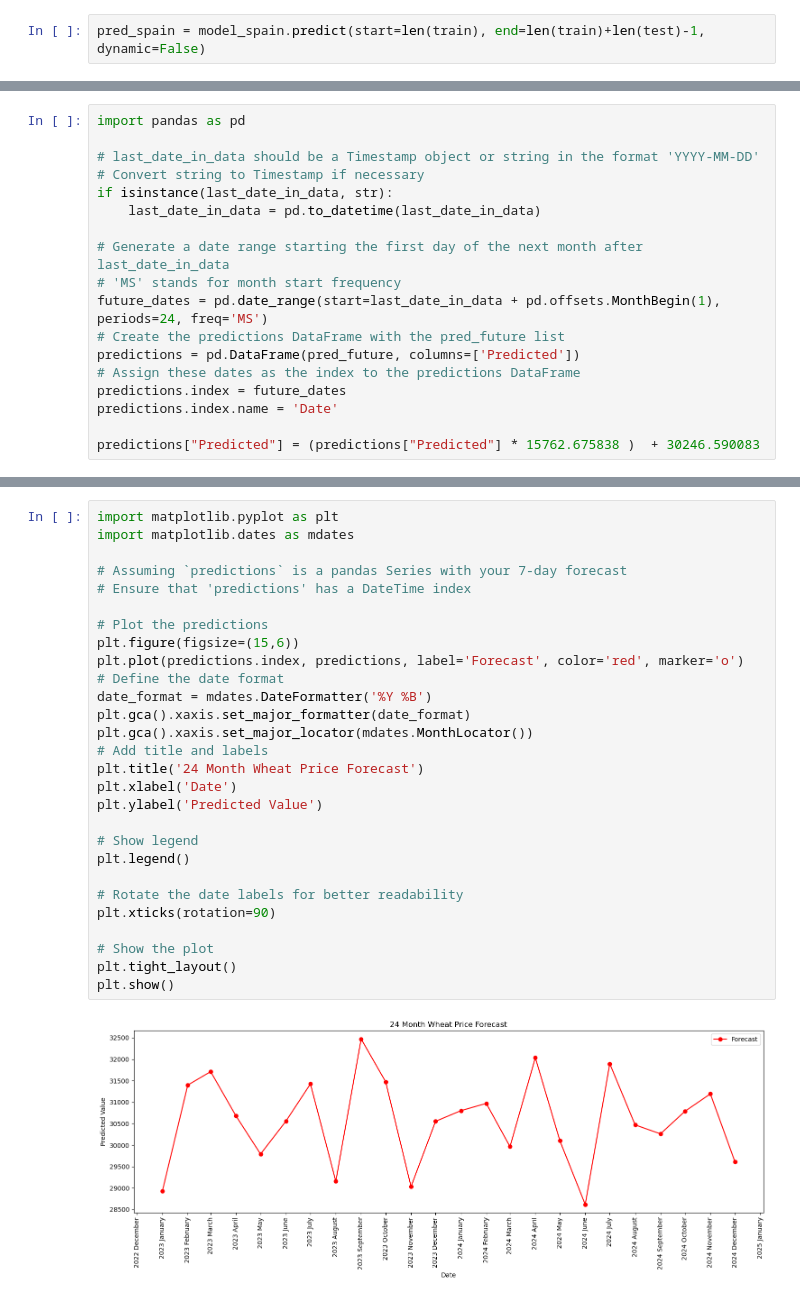
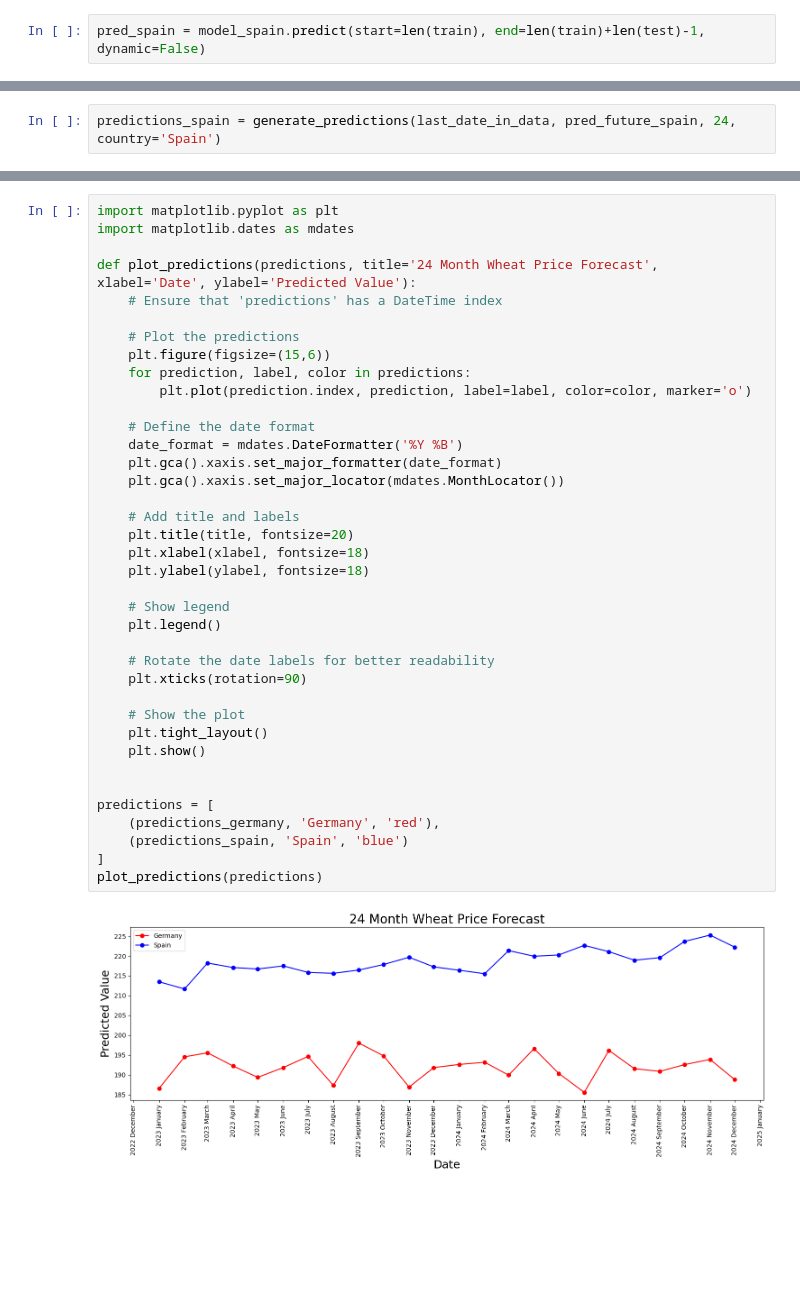
Before and after one commit to devbilalkhan/fao-project, a Jupyter notebook: fao_stat.ipynb, the cells around one changed output, grey strips where cells are left out. Saved outputs shown, nothing was run; the diff lists cells and outputs as text; blank space fills up the shorter version.

```diff
--- a/fao_stat.ipynb
+++ b/fao_stat.ipynb
@@ -321,18 +379,0 @@ last_date_in_data = wheat.index.max()
-# %%
-import pandas as pd
-
-# last_date_in_data should be a Timestamp object or string in the format 'YYYY-MM-DD'
-# Convert string to Timestamp if necessary
-if isinstance(last_date_in_data, str):
-    last_date_in_data = pd.to_datetime(last_date_in_data)
-
-# Generate a date range starting the first day of the next month after last_date_in_data
-# 'MS' stands for month start frequency
-future_dates = pd.date_range(start=last_date_in_data + pd.offsets.MonthBegin(1), periods=24, freq='MS')
-# Create the predictions DataFrame with the pred_future list
-predictions = pd.DataFrame(pred_future, columns=['Predicted'])
-# Assign these dates as the index to the predictions DataFrame
-predictions.index = future_dates
-predictions.index.name = 'Date'
-
-predictions["Predicted"] = (predictions["Predicted"] * 15762.675838	)  + 30246.590083
@@ -351,0 +380,2 @@ prices.describe()
+# %%
+predictions_spain = generate_predictions(last_date_in_data, pred_future_spain, 24, country='Spain')
@@ -352,30 +422,40 @@ prices.describe()
 # %%
 import matplotlib.pyplot as plt
 import matplotlib.dates as mdates
 
-# Assuming `predictions` is a pandas Series with your 7-day forecast
-# Ensure that 'predictions' has a DateTime index
+def plot_predictions(predictions, title='24 Month Wheat Price Forecast', xlabel='Date', ylabel='Predicted Value'):
+    # Ensure that 'predictions' has a DateTime index
 
-# Plot the predictions
-plt.figure(figsize=(15,6))
-plt.plot(predictions.index, predictions, label='Forecast', color='red', marker='o')
-# Define the date format
-date_format = mdates.DateFormatter('%Y %B')
-plt.gca().xaxis.set_major_formatter(date_format)
-plt.gca().xaxis.set_major_locator(mdates.MonthLocator())
-# Add title and labels
-plt.title('24 Month Wheat Price Forecast')
-plt.xlabel('Date')
-plt.ylabel('Predicted Value')
+    # Plot the predictions
+    plt.figure(figsize=(15,6))
+    for prediction, label, color in predictions:
+        plt.plot(prediction.index, prediction, label=label, color=color, marker='o')
 
-# Show legend
-plt.legend()
+    # Define the date format
+    date_format = mdates.DateFormatter('%Y %B')
+    plt.gca().xaxis.set_major_formatter(date_format)
+    plt.gca().xaxis.set_major_locator(mdates.MonthLocator())
 
-# Rotate the date labels for better readability
-plt.xticks(rotation=90)
+    # Add title and labels
+    plt.title(title, fontsize=20)
+    plt.xlabel(xlabel, fontsize=18)
+    plt.ylabel(ylabel, fontsize=18)
 
-# Show the plot
-plt.tight_layout()
-plt.show()
+    # Show legend
+    plt.legend()
+
+    # Rotate the date labels for better readability
+    plt.xticks(rotation=90)
+
+    # Show the plot
+    plt.tight_layout()
+    plt.show()
+
+
+predictions = [
+    (predictions_germany, 'Germany', 'red'),
+    (predictions_spain, 'Spain', 'blue')
+]
+plot_predictions(predictions)
 # %% [output]
-[figure, old version]
+[figure, new version]
```
Also changed, not shown: parts of 32 cells of this notebook.
